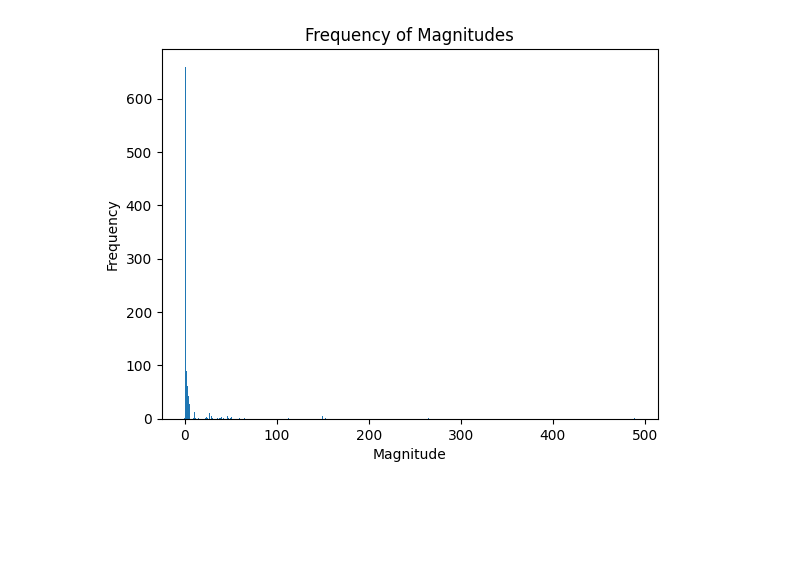
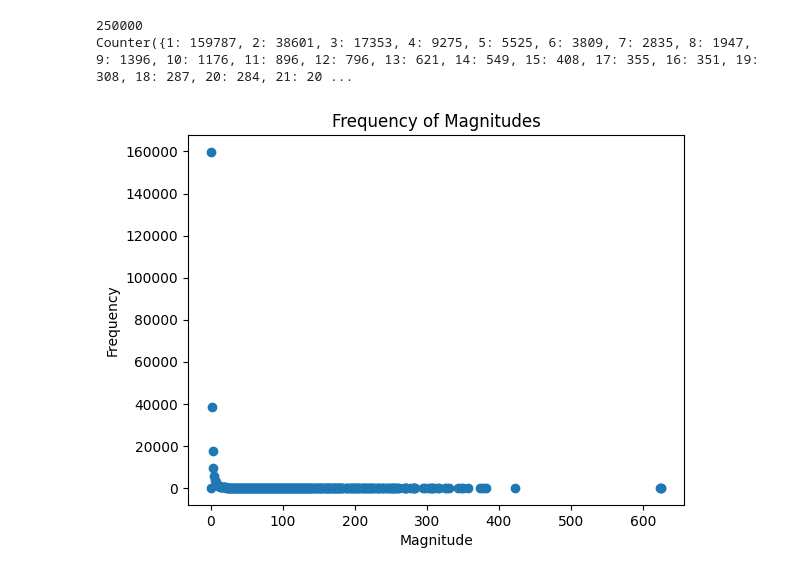
Before and after one commit to vitalismaxim/group_17, a Jupyter notebook: OFC_2.ipynb, the cells around one changed output. Drawn from its saved outputs; the diff is of its cells as text; code cells hidden in the pictures; blank space fills up the shorter version.

```diff
--- a/OFC_2.ipynb
+++ b/OFC_2.ipynb
@@ -93,19 +93,19 @@ def visualize_states(initial_state, final_state, title='Cellular Automata States
 # %%
 # Parameters
 L = 25  # Size of the lattice
-alpha = 0.4  # Coupling constant
+alpha = 0.5  # Coupling constant
 F_thr = 4.0  # Threshold force
-n_additions = 1000 # Number of additions of force to the system
+n_additions = 10000 # Number of additions of force to the system
 
 # Run the simulation for Moore neighborhood
 initial_state_moore, final_state_moore, active_sites_moore = simulate_ca(L, alpha, F_thr, n_additions, neighborhood='moore')
 
 # Visualize the initial and final states for Moore neighborhood
-visualize_states(initial_state_moore, final_state_moore, title='Cellular Automata States (Moore Neighborhood)')
+#visualize_states(initial_state_moore, final_state_moore, title='Cellular Automata States (Moore Neighborhood)')
 
 # Run the simulation for Von Neumann neighborhood
 initial_state_von, final_state_von, active_sites_von = simulate_ca(L, alpha, F_thr, n_additions, neighborhood='von_neumann')
 
 # Visualize the initial and final states for Von Neumann neighborhood
-visualize_states(initial_state_von, final_state_von, title='Cellular Automata States (Von Neumann Neighborhood)')
+#visualize_states(initial_state_von, final_state_von, title='Cellular Automata States (Von Neumann Neighborhood)')
 # %% [output]
@@ -114,7 +114,7 @@ visualize_states(initial_state_von, final_state_von, title='Cellular Automata St
 # %%
-# Run the simulation for Moore neighborhood multiple times
-n_simulations = 1
+n_simulations = 25
 active_sites_moore_array = []
 for i in range(n_simulations):
-    initial_state_moore, final_state_moore, active_sites_moore = simulate_ca(L, alpha, F_thr, n_additions, neighborhood='moore')
+    print(i)
+    _, _, active_sites_moore = simulate_ca(L, alpha, F_thr, n_additions, neighborhood='moore')
     active_sites_moore_array.append(active_sites_moore)
@@ -226,12 +139,18 @@ Counter({1: 660, 2: 90, 3: 62, 4: 43, 5: 27, 7: 18, 6: 15, 11: 12, 27: 10, 29: 5
 # %%
+flattened_list = [item for sublist in active_sites_moore_array for item in sublist]
+print(len(flattened_list))
+occurrences_counter = Counter(flattened_list)
 sorted_data = dict(sorted(occurrences_counter.items()))
-magnitudes = list(sorted_data.keys())
-frequencies = list(sorted_data.values())
 
-plt.bar(magnitudes, frequencies)
+magnitudes = list(occurrences_counter.keys())
+frequencies = list(occurrences_counter.values())
+
+plt.scatter(magnitudes, frequencies)
 plt.xlabel('Magnitude')
 plt.ylabel('Frequency')
 plt.title('Frequency of Magnitudes')
 plt.show()
 # %% [output]
+250000
+Counter({1: 159787, 2: 38601, 3: 17353, 4: 9275, 5: 5525, 6: 3809, 7: 2835, 8: 1947, 9: 1396, 10: 1176, 11: 896, 12: 796, 13: 621, 14: 549, 15: 408, 17: 355, 16: 351, 19: 308, 18: 287, 20: 284, 21: 20 ...
-[figure, old version]
+[figure, new version]
```
Also changed, not shown: parts of 13 cells of this notebook.
